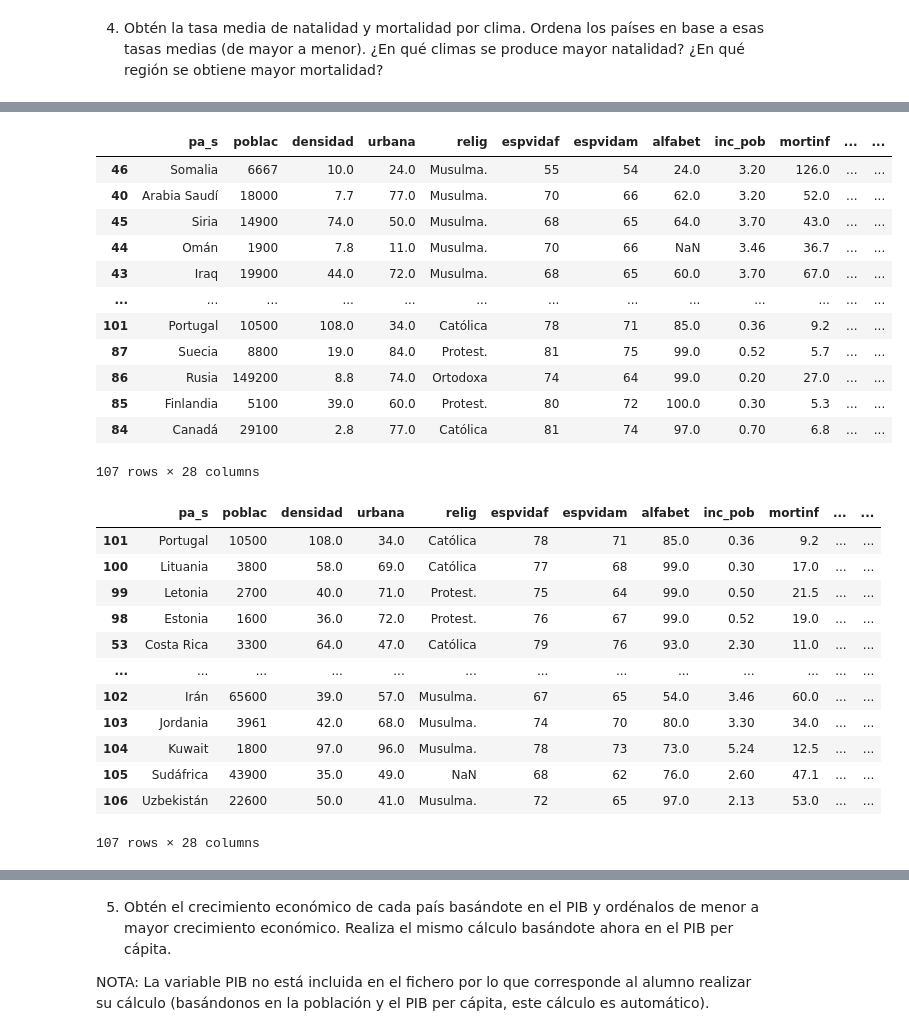
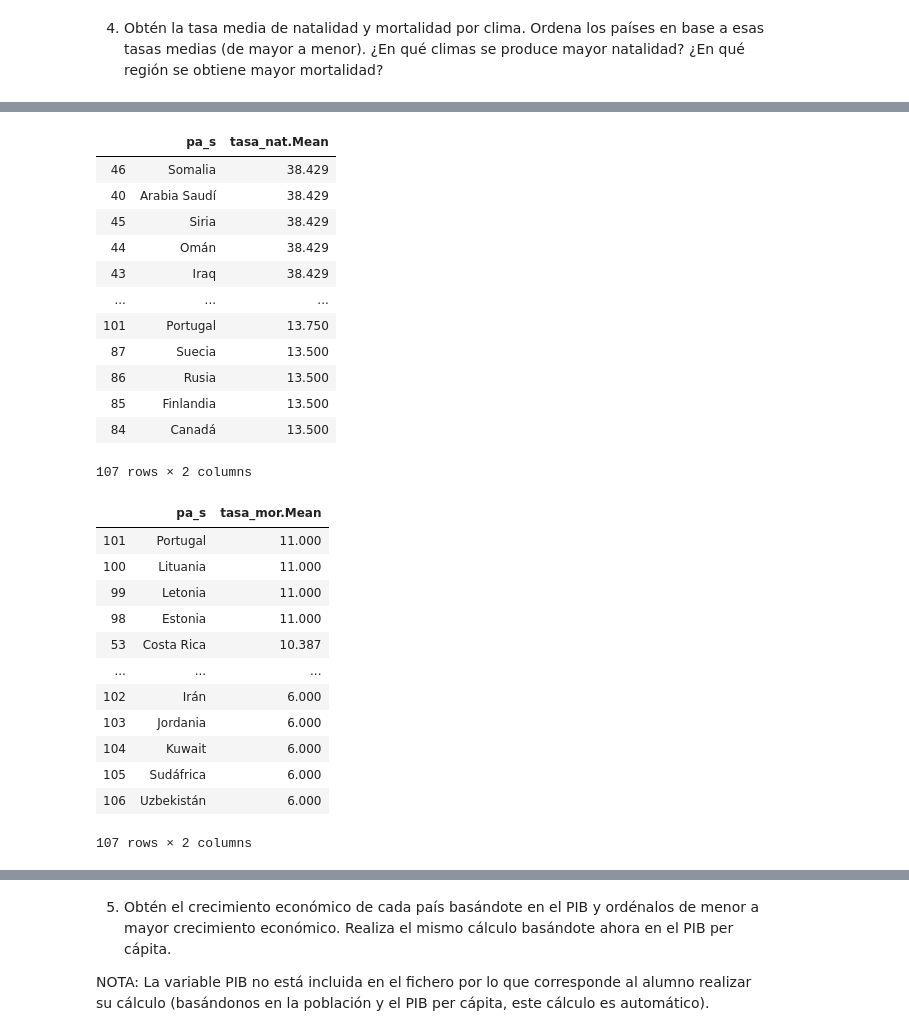
Before and after one commit to AnaFernandezCruz/ProgramacionOrientadaCD, a Jupyter notebook: PracticaPython.ipynb, the cells around one changed output, grey strips where cells are left out. Drawn from its saved outputs; the diff is of its cells as text; code cells hidden in the pictures.

```diff
--- a/PracticaPython.ipynb
+++ b/PracticaPython.ipynb
@@ -220,37 +230,37 @@ df_merged
 107 rows × 28 columns
 # %%
-#Ordenamos los países por su tasa de natalidad y los ordenamos de mayor a menor.
+#Ordenamos los países por su tasa media de natalidad y los ordenamos de mayor a menor.
 dfSort_Nat = df_merged.sort_values(by=['tasa_nat.Mean'] ,ascending=False)
-dfSort_Nat
+dfSort_Nat[['pa_s','tasa_nat.Mean']]
 # %% [output]
-|  | pa_s | poblac | densidad | urbana | relig | espvidaf | espvidam | alfabet | inc_pob | mortinf | ... | ... |
-| 46 | Somalia | 6667 | 10.0 | 24.0 | Musulma. | 55 | 54 | 24.0 | 3.20 | 126.0 | ... | ... |
-| 40 | Arabia Saudí | 18000 | 7.7 | 77.0 | Musulma. | 70 | 66 | 62.0 | 3.20 | 52.0 | ... | ... |
-| 45 | Siria | 14900 | 74.0 | 50.0 | Musulma. | 68 | 65 | 64.0 | 3.70 | 43.0 | ... | ... |
-| 44 | Omán | 1900 | 7.8 | 11.0 | Musulma. | 70 | 66 | NaN | 3.46 | 36.7 | ... | ... |
-| 43 | Iraq | 19900 | 44.0 | 72.0 | Musulma. | 68 | 65 | 60.0 | 3.70 | 67.0 | ... | ... |
-| ... | ... | ... | ... | ... | ... | ... | ... | ... | ... | ... | ... | ... |
-| 101 | Portugal | 10500 | 108.0 | 34.0 | Católica | 78 | 71 | 85.0 | 0.36 | 9.2 | ... | ... |
-| 87 | Suecia | 8800 | 19.0 | 84.0 | Protest. | 81 | 75 | 99.0 | 0.52 | 5.7 | ... | ... |
-| 86 | Rusia | 149200 | 8.8 | 74.0 | Ortodoxa | 74 | 64 | 99.0 | 0.20 | 27.0 | ... | ... |
-| 85 | Finlandia | 5100 | 39.0 | 60.0 | Protest. | 80 | 72 | 100.0 | 0.30 | 5.3 | ... | ... |
-| 84 | Canadá | 29100 | 2.8 | 77.0 | Católica | 81 | 74 | 97.0 | 0.70 | 6.8 | ... | ... |
+|  | pa_s | tasa_nat.Mean |
+| 46 | Somalia | 38.429 |
+| 40 | Arabia Saudí | 38.429 |
+| 45 | Siria | 38.429 |
+| 44 | Omán | 38.429 |
+| 43 | Iraq | 38.429 |
+| ... | ... | ... |
+| 101 | Portugal | 13.750 |
+| 87 | Suecia | 13.500 |
+| 86 | Rusia | 13.500 |
+| 85 | Finlandia | 13.500 |
+| 84 | Canadá | 13.500 |
-107 rows × 28 columns
+107 rows × 2 columns
 # %%
-#Ordenamos los países por su tasa de mortalidad y los ordenamos de mayor a menor.
+#Ordenamos los países por su tasa media de mortalidad y los ordenamos de mayor a menor.
 dfSort_Mor = df_merged.sort_values(by=['tasa_mor.Mean'] ,ascending=False)
-dfSort_Mor
+dfSort_Mor[['pa_s','tasa_mor.Mean']]
 # %% [output]
-|  | pa_s | poblac | densidad | urbana | relig | espvidaf | espvidam | alfabet | inc_pob | mortinf | ... | ... |
-| 101 | Portugal | 10500 | 108.0 | 34.0 | Católica | 78 | 71 | 85.0 | 0.36 | 9.2 | ... | ... |
-| 100 | Lituania | 3800 | 58.0 | 69.0 | Católica | 77 | 68 | 99.0 | 0.30 | 17.0 | ... | ... |
-| 99 | Letonia | 2700 | 40.0 | 71.0 | Protest. | 75 | 64 | 99.0 | 0.50 | 21.5 | ... | ... |
-| 98 | Estonia | 1600 | 36.0 | 72.0 | Protest. | 76 | 67 | 99.0 | 0.52 | 19.0 | ... | ... |
-| 53 | Costa Rica | 3300 | 64.0 | 47.0 | Católica | 79 | 76 | 93.0 | 2.30 | 11.0 | ... | ... |
-| ... | ... | ... | ... | ... | ... | ... | ... | ... | ... | ... | ... | ... |
-| 102 | Irán | 65600 | 39.0 | 57.0 | Musulma. | 67 | 65 | 54.0 | 3.46 | 60.0 | ... | ... |
-| 103 | Jordania | 3961 | 42.0 | 68.0 | Musulma. | 74 | 70 | 80.0 | 3.30 | 34.0 | ... | ... |
-| 104 | Kuwait | 1800 | 97.0 | 96.0 | Musulma. | 78 | 73 | 73.0 | 5.24 | 12.5 | ... | ... |
-| 105 | Sudáfrica | 43900 | 35.0 | 49.0 | NaN | 68 | 62 | 76.0 | 2.60 | 47.1 | ... | ... |
-| 106 | Uzbekistán | 22600 | 50.0 | 41.0 | Musulma. | 72 | 65 | 97.0 | 2.13 | 53.0 | ... | ... |
+|  | pa_s | tasa_mor.Mean |
+| 101 | Portugal | 11.000 |
+| 100 | Lituania | 11.000 |
+| 99 | Letonia | 11.000 |
+| 98 | Estonia | 11.000 |
+| 53 | Costa Rica | 10.387 |
+| ... | ... | ... |
+| 102 | Irán | 6.000 |
+| 103 | Jordania | 6.000 |
+| 104 | Kuwait | 6.000 |
+| 105 | Sudáfrica | 6.000 |
+| 106 | Uzbekistán | 6.000 |
-107 rows × 28 columns
+107 rows × 2 columns
```
Also changed, not shown: parts of 17 cells of this notebook.
